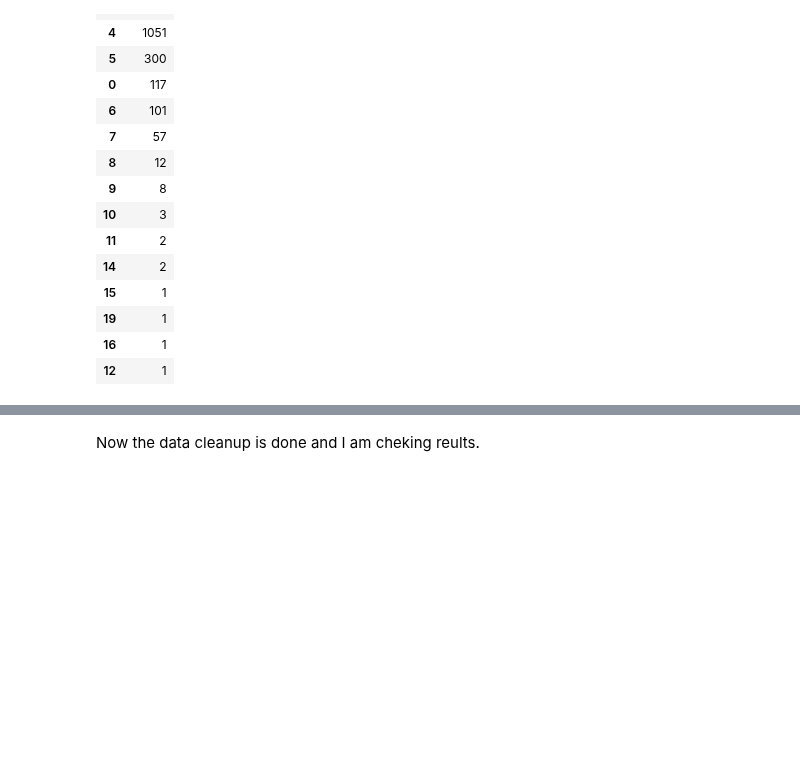
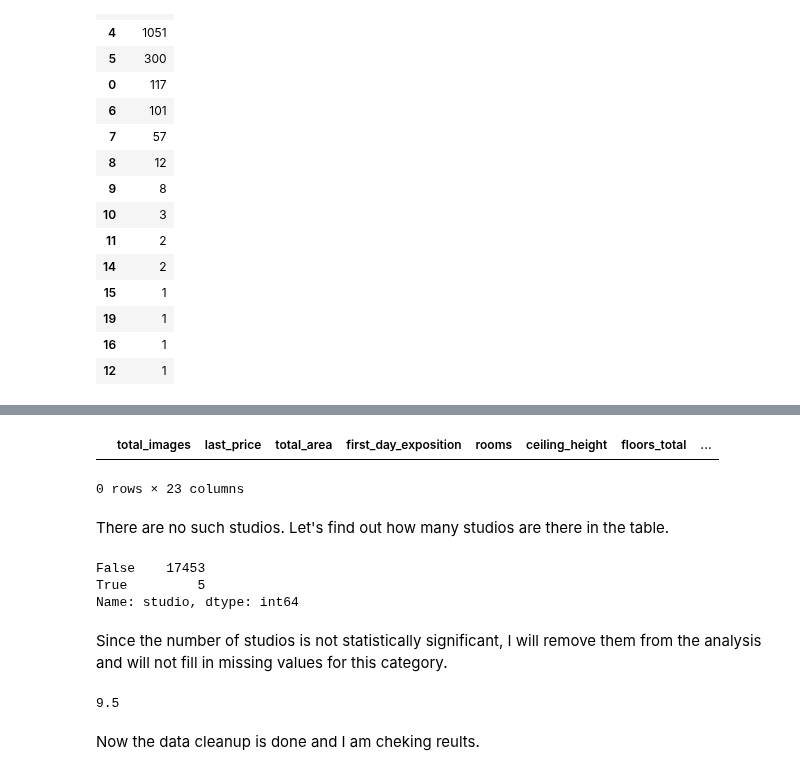
Before and after one commit to f4n9x/da_portfolio, a Jupyter notebook: 002_Real_Estate/real_estate.ipynb, the cells around one changed output, grey strips where cells are left out. Saved outputs shown, nothing was run; the diff lists cells and outputs as text; code cells hidden in the pictures; blank space fills up the shorter version.

```diff
--- a/002_Real_Estate/real_estate.ipynb
+++ b/002_Real_Estate/real_estate.ipynb
@@ -371,0 +362,25 @@ df['living_area'] = df['living_area'].astype('int')
+# %%
+# checking if there are any studios in the table with a specified kitchen area
+df.query('studio == True and kitchen_area>=1')
+# %% [output]
+|  | total_images | last_price | total_area | first_day_exposition | rooms | ceiling_height | floors_total | ... |
+0 rows × 23 columns
+# %% [markdown]
+There are no such studios. Let's find out how many studios are there in the table.
+# %%
+# general amount of studio apt
+df["studio"].value_counts()
+# %% [output]
+False    17453
+True         5
+Name: studio, dtype: int64
+# %% [markdown]
+Since the number of studios is not statistically significant, I will remove them from the analysis and will not fill in missing values for this category.
+# %%
+# deleting studios
+df = df.drop(df[df.studio == True].index)
+
+# checking median
+df['kitchen_area'].median()
+# %% [output]
+9.5
```
Also changed, not shown: parts of 25 cells of this notebook.
